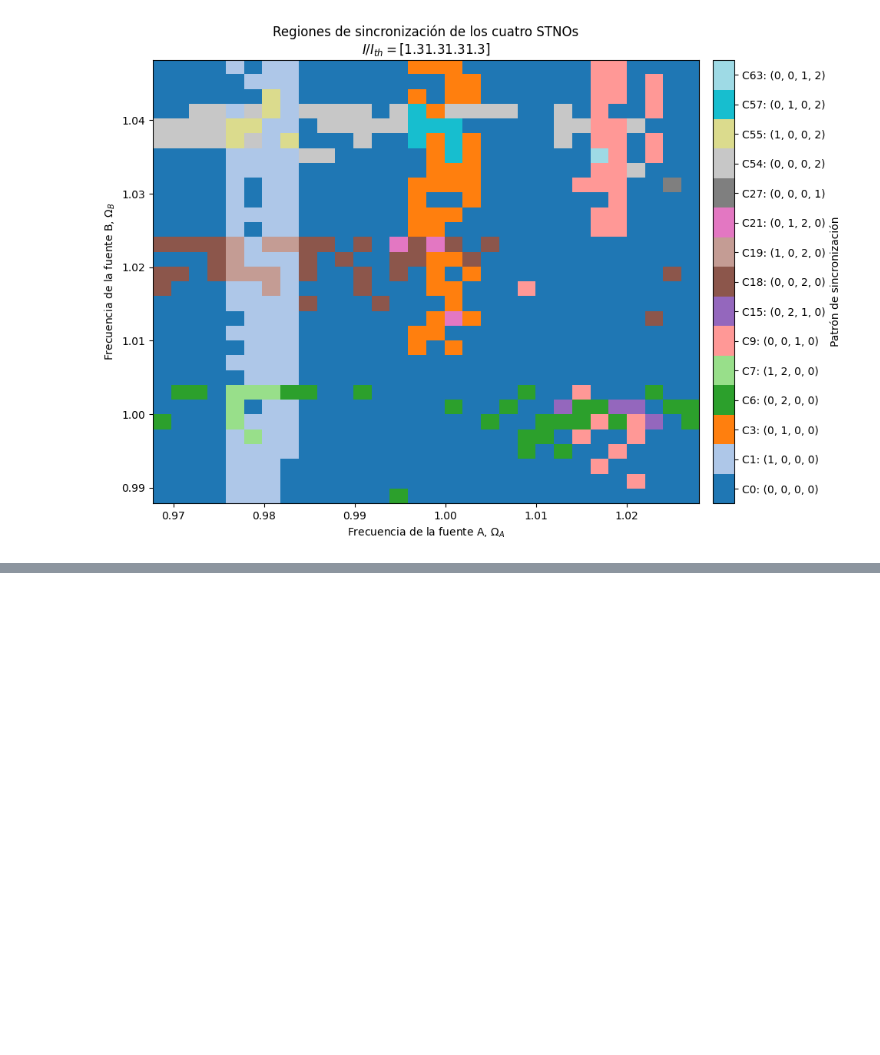
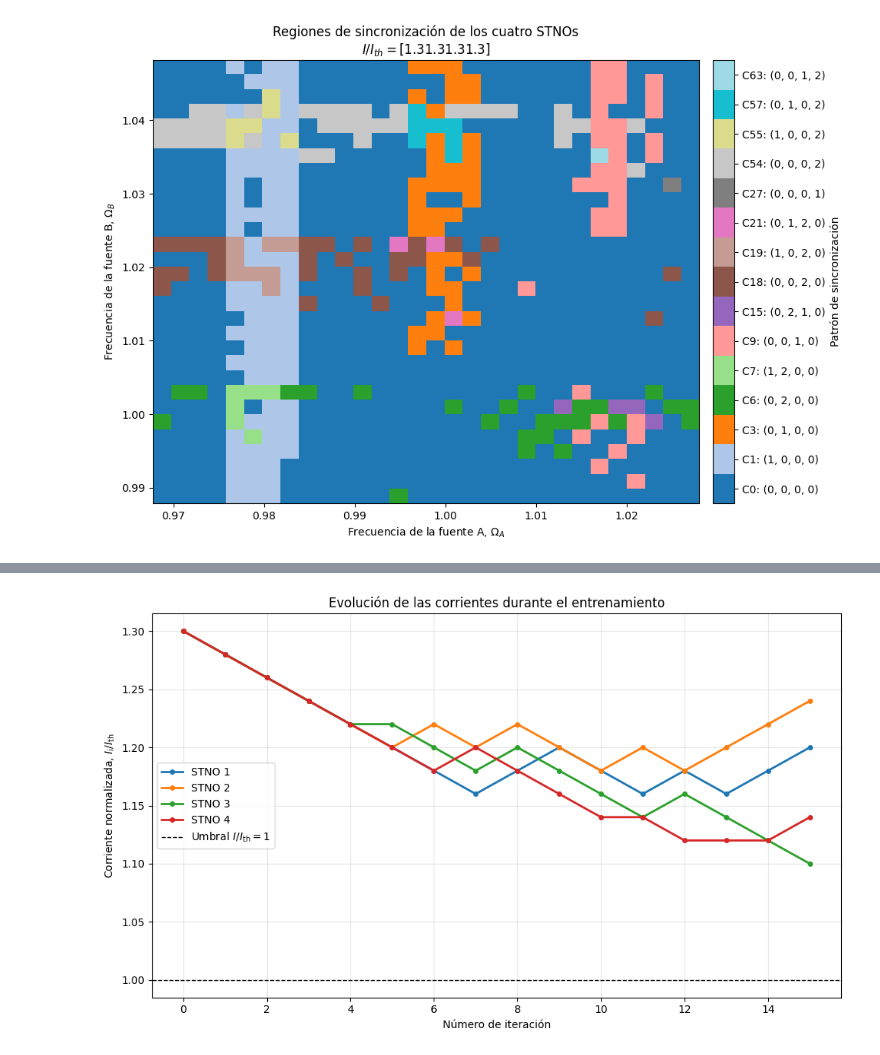
Before and after one commit to AlonsoRecabarren/Computing-Physics, a Jupyter notebook: Classic Mechanics/Mapa_de_sincronizacion_cartesiano.ipynb, the cells around one changed output, grey strips where cells are left out. Cells and saved outputs as stored; diff of their text form; code cells hidden in the pictures; blank space fills up the shorter version.

Commit message:
Actualizacion

```diff
--- a/Classic Mechanics/Mapa_de_sincronizacion_cartesiano.ipynb
+++ b/Classic Mechanics/Mapa_de_sincronizacion_cartesiano.ipynb
@@ -652,8 +651,8 @@ def frec_ss(Omega_A, Omega_B, Irazon_red, tau_final, pasos):
 
 
 def Patron_particular(Omega_A, Omega_B, Irazon_red,
-                      tau_final=5000.0, numero_puntos=10000,
-                      tolerancia=1e-4):
+                      tau_final=5000, numero_puntos=10000,
+                      tolerancia=0.5/350):
     Omega_STNOs, _, _=frec_ss(
         Omega_A, Omega_B, Irazon_red, tau_final, numero_puntos
     )
@@ -662,7 +661,7 @@ def Patron_particular(Omega_A, Omega_B, Irazon_red,
 
 def respuesta_red(Omega_A, Omega_B, Irazon_red,
                   tau_final=5000.0, numero_puntos=10000,
-                  tolerancia=1e-4):
+                  tolerancia=0.5/350):
     Omega_STNOs, _, _=frec_ss(
         Omega_A, Omega_B, Irazon_red, tau_final, numero_puntos
     )
@@ -1198,0 +1301,71 @@ Código 63: (0, 0, 1, 2)
+# %%
+################################################################
+#          Entrenamiento intermedio de 15 iteraciones          #
+################################################################
+
+np.random.seed(42)
+
+Irazon_inicial=np.array(
+    [1.3, 1.3, 1.3, 1.3],
+    dtype=float
+)
+
+N_iteraciones_intermedias=15
+
+(
+    Irazon_final_intermedia,
+    historial_corrientes_intermedio,
+    historial_D_intermedio,
+    historial_sumas_intermedio
+)=entrenar_red(
+    dataset_vocales,
+    Irazon_inicial,
+    mu,
+    N_iteraciones_intermedias
+)
+
+print("\nEntrenamiento intermedio terminado.")
+print("Corrientes iniciales:", Irazon_inicial)
+print("Corrientes finales:  ", Irazon_final_intermedia)
+
+################################################################
+#          Evolución de las corrientes: 15 pasos               #
+################################################################
+
+iteraciones_intermedias=np.arange(
+    len(historial_corrientes_intermedio)
+)
+
+plt.figure(figsize=(10, 6))
+
+for i in range(Num_STNO):
+    plt.plot(
+        iteraciones_intermedias,
+        historial_corrientes_intermedio[:, i],
+        marker="o",
+        markersize=4,
+        linewidth=2,
+        label=f"STNO {i + 1}"
+    )
+
+plt.axhline(
+    1.0,
+    color="black",
+    linestyle="--",
+    linewidth=1,
+    label=r"Umbral $I/I_{\mathrm{th}}=1$"
+)
+
+plt.xlabel("Número de iteración")
+plt.ylabel(r"Corriente normalizada, $I_i/I_{\mathrm{th}}$")
+plt.title("Evolución de las corrientes durante el entrenamiento")
+plt.grid(alpha=0.3)
+plt.legend()
+plt.tight_layout()
+plt.show()
+
+print("Direcciones de actualización por iteración:\n")
+
+for n, D_actual in enumerate(historial_D_intermedio, start=1):
+    print(f"{n:2d}: {D_actual}")
+# %% [output]
@@ -1198,0 +1391 @@ Código 63: (0, 0, 1, 2)
+[figure, added]
```
Also changed, not shown: parts of 23 cells of this notebook, 8 other files.
